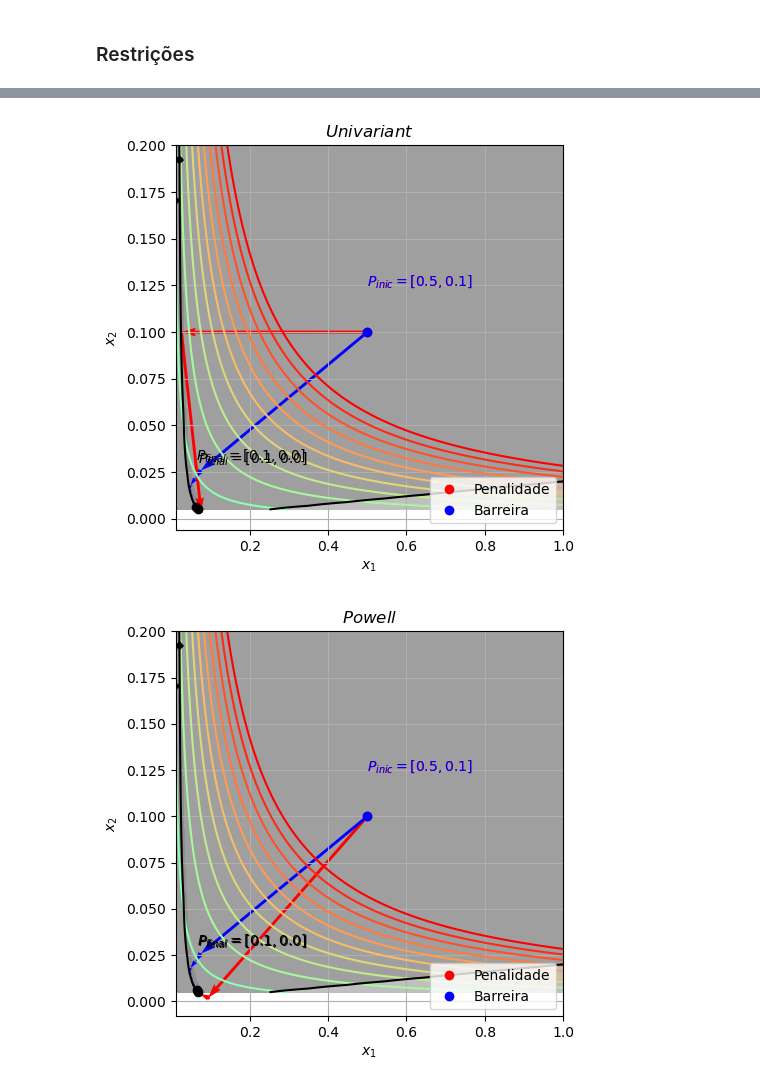
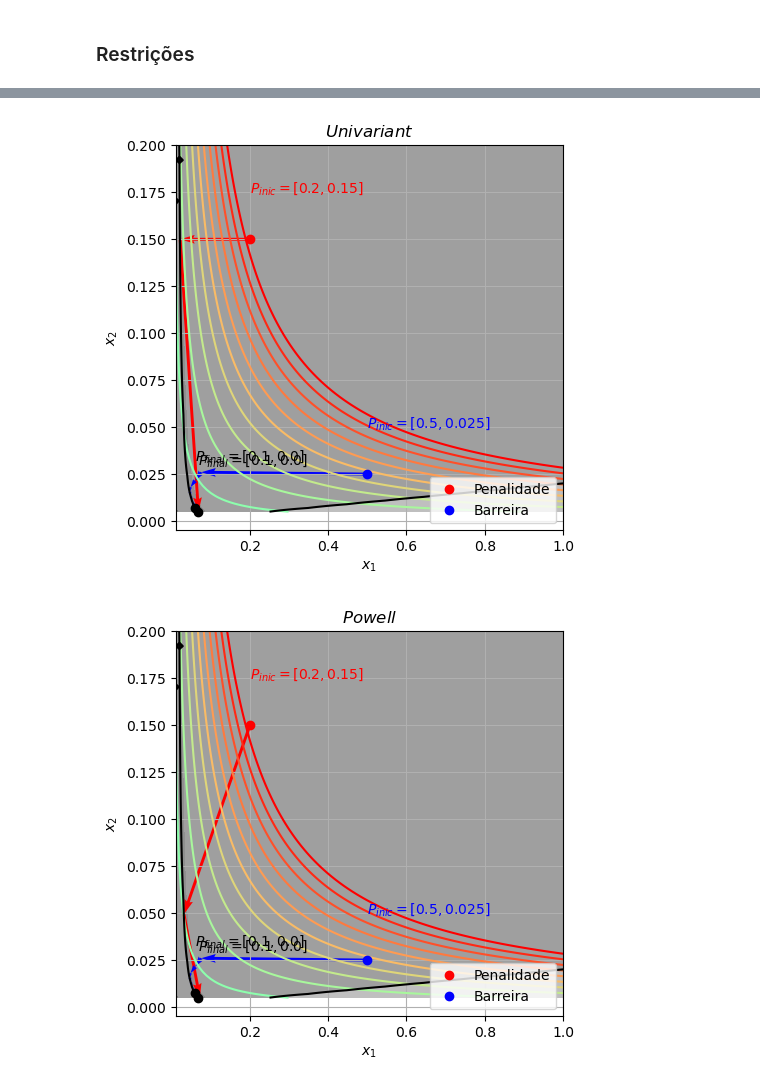
Before and after one commit to prj-phcp/MEC2403_Activities, a Jupyter notebook: Trabalho2/Trabalho2.ipynb, the cells around one changed output, grey strips where cells are left out. Cells and saved outputs as stored; diff of their text form; code cells hidden in the pictures.

```diff
--- a/Trabalho2/Trabalho2.ipynb
+++ b/Trabalho2/Trabalho2.ipynb
@@ -232,6 +255,7 @@ for name, optimizer in optimizrs:
         print(f'Iniciando {name} ({case_name}): p_inicial = [{p_inicial[0]:.6f}, {p_inicial[1]:.6f}].T')
         t_init = datetime.datetime.now()
         f_otim = constraints.ConstrainedSpecialFunction(f, cfuncs=constrs)
+        step.set_validation(f_otim.check_validity)
         p_final = constrained_optimizer(f_otim, p_inicial, optimizer, step)
         t_final = datetime.datetime.now()
         print(f'{name} ({case_name}): p_final = [{p_final[0]:.6f}, {p_final[1]:.6f}, {f(*p_final):.6f}].T. Execução:{t_final - t_init}, {constrained_optimizer.iter} iterações')
@@ -468,8 +509,8 @@ cases = [
      [constraints.PenaltyInequityConstraint(cf, r0=1.0, beta=10.0) for cf in cfs], 'r',
      steps.GoldenSectionStep(da = 0.01, tol = 1e-8, check_direction=True, normalize=True, verbose=False)),
     ('Barreira'  , np.array([15.05,4.8]),
-     [constraints.BarrierInequityConstraint(cf, r0=1e40, beta=0.1) for cf in cfs], 'b',
-     steps.GoldenSectionStep(da = 0.01, tol = 1e-8, check_direction=True, normalize=False, verbose=False))
+     [constraints.BarrierInequityConstraint(cf, r0=10, beta=0.1) for cf in cfs], 'b',
+     steps.GoldenSectionStep(da = 0.01, tol = 1e-8, check_direction=True, normalize=True, verbose=False))
 ]
 
 constrained_optimizer = constropt.ConstrainedOptimizer(tol=1e-6, verbose=False, max_iter=50)
@@ -491,10 +532,11 @@ for name, optimizer in optimizrs:
         ax.contour(X, Y, cZ, [0],cmap='gray')
         ax.contourf(X, Y, cZ, [-100000, 0],cmap='gray', alpha=0.5)
     for case_name, p_inicial, constrs, color, step in cases:
-        if case_name == 'Barreira' and name not in ['NewtnRaph']: break
+        #if case_name == 'Barreira' and name not in ['NewtnRaph']: break
         print(f'Iniciando {name} ({case_name}): p_inicial = [{p_inicial[0]:.6f}, {p_inicial[1]:.6f}].T')
         t_init = datetime.datetime.now()
         f_otim = constraints.ConstrainedSpecialFunction(f, cfuncs=constrs)
+        step.set_validation(f_otim.check_validity)
         p_final = constrained_optimizer(f_otim, p_inicial, optimizer, step)
         t_final = datetime.datetime.now()
         print(f'{name} ({case_name}): p_final = [{p_final[0]:.6f}, {p_final[1]:.6f}, {f(*p_final):.6f}].T. Execução:{t_final - t_init}, {constrained_optimizer.iter} iterações')
@@ -733,12 +795,12 @@ cf = functions.AnalyticalSpecialFunction(cf, gradf, hessf)
 cfs.append(cf)
 # %%
 cases = [
-    ('Penalidade', np.array([0.5, 0.1]),
-     [constraints.PenaltyInequityConstraint(cf, r0=1.0, beta=10.0) for cf in cfs], 'r',
+    ('Penalidade', np.array([0.2, 0.15]),
+     [constraints.PenaltyInequityConstraint(cf, r0=1e5, beta=1000.0) for cf in cfs], 'r',
      steps.GoldenSectionStep(da = 0.01, tol = 1e-8, check_direction=True, normalize=True, verbose=False)),
-    ('Barreira'  , np.array([0.5, 0.1]),
+    ('Barreira'  , np.array([0.5, 0.025]),
      [constraints.BarrierInequityConstraint(cf, r0=1e1, beta=0.5) for cf in cfs], 'b',
-     steps.GoldenSectionStep(da = 0.01, tol = 1e-8, check_direction=True, normalize=True, verbose=False, treshold=1e-6))
+     steps.GoldenSectionStep(da = 0.01, tol = 1e-8, check_direction=True, normalize=True, verbose=False))
 ]
 
 constrained_optimizer = constropt.ConstrainedOptimizer(tol=1e-6, verbose=False, max_iter=50)
@@ -764,6 +826,7 @@ for name, optimizer in optimizrs:
         print(f'Iniciando {name} ({case_name}): p_inicial = [{p_inicial[0]:.6f}, {p_inicial[1]:.6f}].T')
         t_init = datetime.datetime.now()
         f_otim = constraints.ConstrainedSpecialFunction(f, cfuncs=constrs)
+        step.set_validation(f_otim.check_validity)
         p_final = constrained_optimizer(f_otim, p_inicial, optimizer, step)
         t_final = datetime.datetime.now()
         print(f'{name} ({case_name}): p_final = [{p_final[0]:.6f}, {p_final[1]:.6f}, {f(*p_final):.6f}].T. Execução:{t_final - t_init}, {constrained_optimizer.iter} iterações')
@@ -871,2 +894,2 @@ BFGS (Barreira): p_final = [0.063817, 0.005964, 93.868554].T. Execução:0:00:04
-[figure, old version]
+[figure, new version]
-[figure, old version]
+[figure, new version]
```
Also changed, not shown: parts of 5 cells of this notebook, 29 other files.
